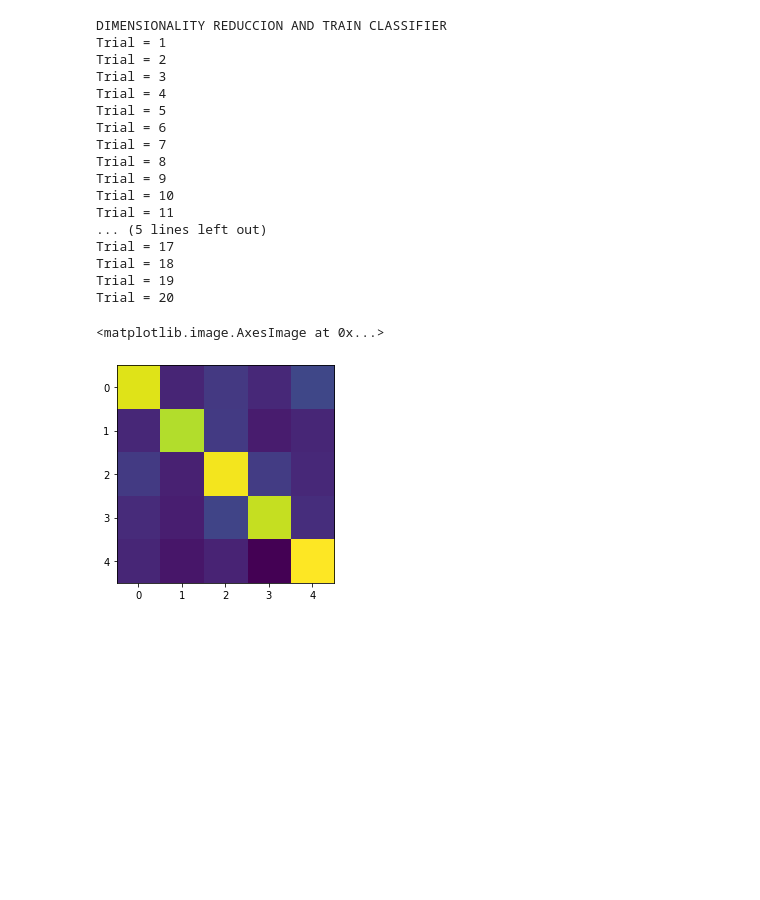
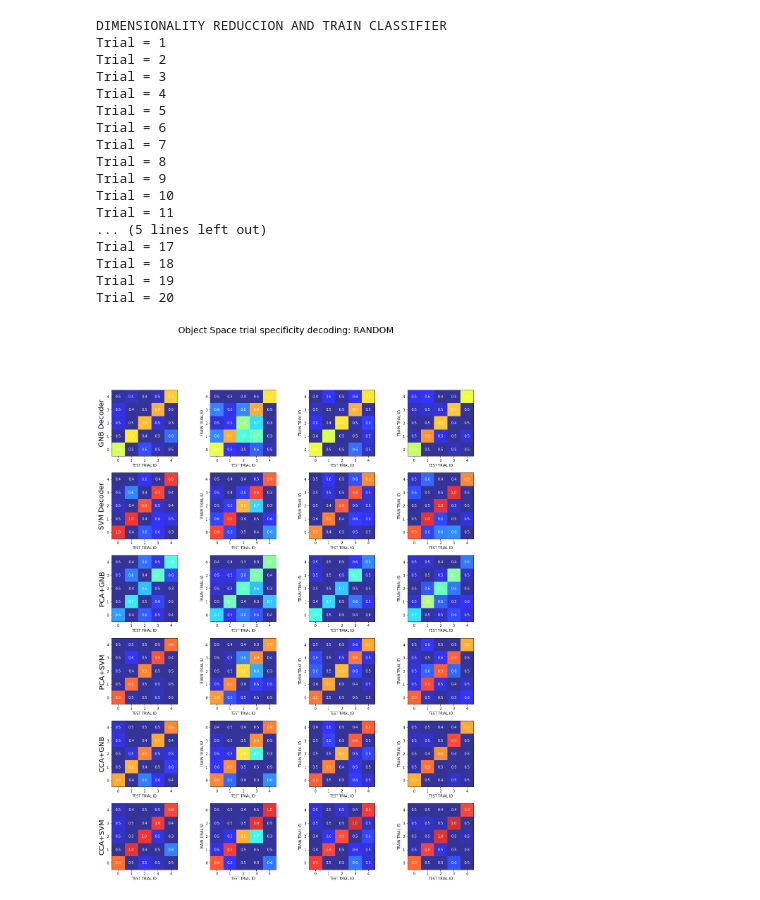
Before and after one commit to melisamc89/neural_analysys, a Jupyter notebook: src/cca_decoding_object_space_trial.ipynb, the cells around one changed output. Cells and saved outputs as stored; diff of their text form; code cells hidden in the pictures; blank space fills up the shorter version.

Commit message:
cca+gnb decider day/trail training and testing

```diff
--- a/src/cca_decoding_object_space_trial.ipynb
+++ b/src/cca_decoding_object_space_trial.ipynb
@@ -511,8 +511,3 @@ for day in range(4):
 
     score_matrix_gnb_cca_list.append(score_matrix_gnb_cca)
     score_matrix_svm_cca_list.append(score_matrix_svm_cca)
-# %%
-plt.imshow(score_matrix_gnb_cca/counter)
-# %% [output]
-<matplotlib.image.AxesImage at 0x...>
-[figure, removed]
@@ -520,0 +514,31 @@ X
+# %%
+fig,ax = plt.subplots(6,4, figsize=(20,25))
+
+conditions = labels[1:]
+
+ploting_list = [score_matrix_gnb_list, score_matrix_svm_list, score_matrix_gnb_pca_list, score_matrix_svm_pca_list, score_matrix_gnb_cca_list, score_matrix_svm_cca_list  ]
+labels = ['GNB Decoder','SVM Decoder','PCA+GNB','PCA+SVM','CCA+GNB','CCA+SVM']
+
+for score in range(6):
+    for day in [0,1,2,3]:
+        plot_matrix = ploting_list[score][day]/counter
+        #for i in range(5):
+        #    plot_matrix[i,i]=0.5
+        ax[score,day].imshow(plot_matrix, alpha = 0.8, origin = 'lower', cmap = 'jet', clim = [0.5,1])
+        for i in range(5):
+            for j in range(5):
+                text = ax[score,day].text(j, i, round(plot_matrix[i,j],1),
+                                         ha="center", va="center", color="w")
+        ax[score,0].set_ylabel(labels[score], fontsize = 20)
+
+        ax[score,day].set_xlabel('TEST TRIAL ID')
+        ax[score,day].set_ylabel('TRAIN TRIAL ID')
+
+plt.subplots_adjust(wspace=0.01, hspace=0.25)
+fig.suptitle('Object Space trial specificity decoding: ' + task , fontsize = 25)
+
+figure_name = figure_path +'decorder_trial_specificity_'+f'{mouse}'+'_session_'+f'{session}'+'.png'
+
+fig.savefig(figure_name)
+# %% [output]
+[figure, added]
```
Also changed, not shown: parts of 3 cells of this notebook, 2 other files.
